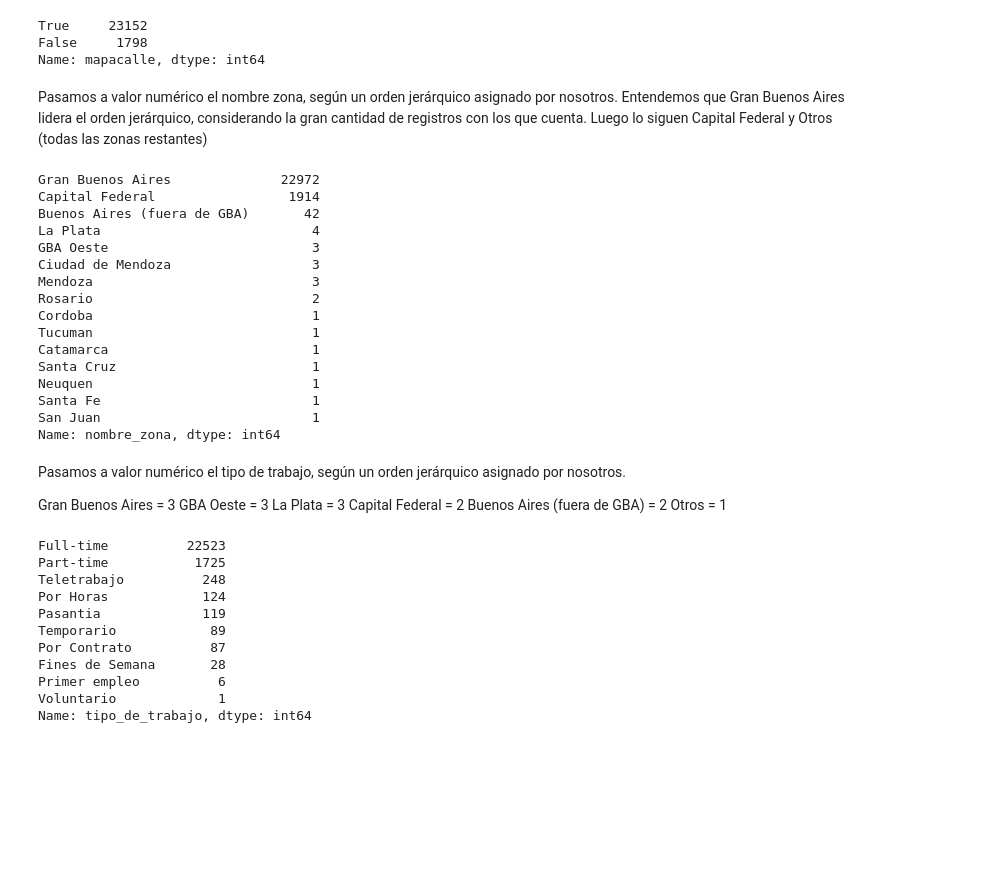
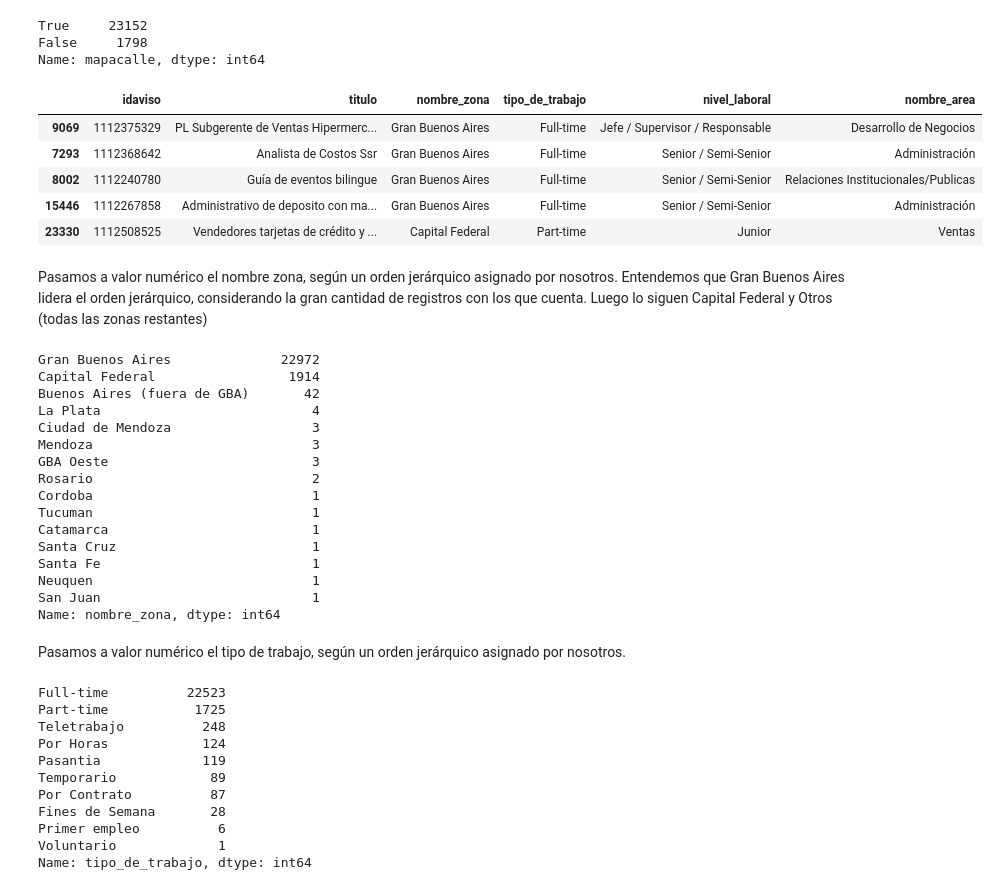
Before and after one commit to franhermani/TP2-7506, a Jupyter notebook: modelo_nuevo_make.ipynb, the cells around one changed output. Drawn from its saved outputs; the diff is of its cells as text; code cells hidden in the pictures; blank space fills up the shorter version.

Commit message:
Corrección de markdowns
Le pegué una leída a todo el notebook y corregí anotaciones y detalles de visualización.

```diff
--- a/modelo_nuevo_make.ipynb
+++ b/modelo_nuevo_make.ipynb
@@ -545,7 +541,3 @@ nombre_area             25563 non-null object
 denominacion_empresa    25556 non-null object
 dtypes: int64(2), object(9)
 memory usage: 2.3+ MB
-# %%
-#elimino las columnas nombre_empresa y descripcion, ya que no vamos a usar esa info
-#podriamos eliminar titulo tambien, esperar a si hacemos TF-IDF
-avisos_detalles.drop(columns={'descripcion','denominacion_empresa'}, inplace=True)
@@ -589,7 +572,16 @@ False     1798
 Name: mapacalle, dtype: int64
 # %%
 # Eliminamos las columnas arriba mencionadas
-avisos_detalles.drop(columns={'idpais', 'ciudad', 'mapacalle'}, axis=1, inplace=True)
+avisos_detalles.drop(columns={'idpais', 'ciudad', 'mapacalle', 'descripcion', 'denominacion_empresa'}, axis=1, inplace=True)
+
+avisos_detalles.sample(5)
+# %% [output]
+|  | idaviso | titulo | nombre_zona | tipo_de_trabajo | nivel_laboral | nombre_area |
+| 9069 | 1112375329 | PL Subgerente de Ventas Hipermerc... | Gran Buenos Aires | Full-time | Jefe / Supervisor / Responsable | Desarrollo de Negocios |
+| 7293 | 1112368642 | Analista de Costos Ssr | Gran Buenos Aires | Full-time | Senior / Semi-Senior | Administración |
+| 8002 | 1112240780 | Guía de eventos bilingue | Gran Buenos Aires | Full-time | Senior / Semi-Senior | Relaciones Institucionales/Publicas |
+| 15446 | 1112267858 | Administrativo de deposito con ma... | Gran Buenos Aires | Full-time | Senior / Semi-Senior | Administración |
+| 23330 | 1112508525 | Vendedores tarjetas de crédito y ... | Capital Federal | Part-time | Junior | Ventas |
 # %% [markdown]
 Pasamos a valor numérico el nombre zona, según un orden jerárquico asignado por nosotros. Entendemos que Gran Buenos Aires lidera el orden jerárquico, considerando la gran cantidad de registros con los que cuenta. Luego lo siguen Capital Federal y Otros (todas las zonas restantes)
 # %%
@@ -599,16 +591,16 @@ Gran Buenos Aires              22972
 Capital Federal                 1914
 Buenos Aires (fuera de GBA)       42
 La Plata                           4
-GBA Oeste                          3
 Ciudad de Mendoza                  3
 Mendoza                            3
+GBA Oeste                          3
 Rosario                            2
 Cordoba                            1
 Tucuman                            1
 Catamarca                          1
 Santa Cruz                         1
+Santa Fe                           1
 Neuquen                            1
-Santa Fe                           1
 San Juan                           1
 Name: nombre_zona, dtype: int64
 # %%
@@ -629,13 +621,6 @@ avisos_detalles.loc[(avisos_detalles['nombre_zona'] == 'Neuquen'),'nombre_zona']
 avisos_detalles.loc[(avisos_detalles['nombre_zona'] == 'Santa Fe'),'nombre_zona'] = 1
 # %% [markdown]
 Pasamos a valor numérico el tipo de trabajo, según un orden jerárquico asignado por nosotros.
-
-Gran Buenos Aires = 3
-GBA Oeste = 3
-La Plata = 3
-Capital Federal = 2
-Buenos Aires (fuera de GBA) = 2
-Otros = 1
 # %%
 avisos_detalles['tipo_de_trabajo'].value_counts()
 # %% [output]
```
Also changed, not shown: parts of 68 cells of this notebook.
